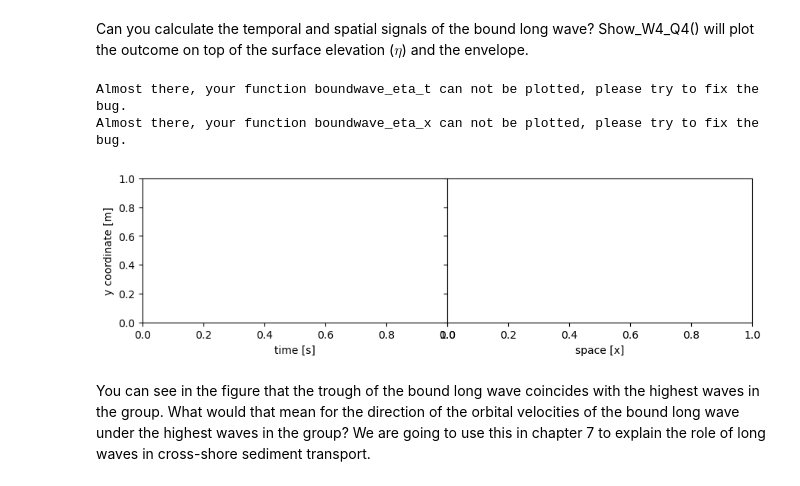
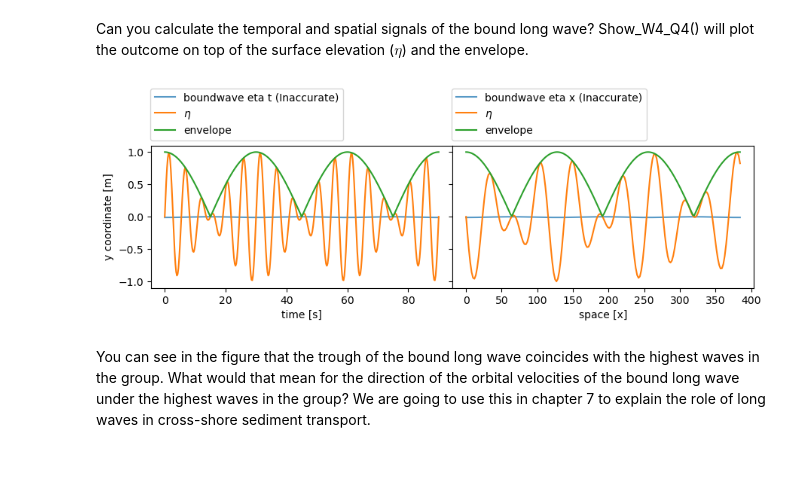
Before and after one commit to Witeend/CoastalCodebook, a Jupyter notebook: notebooks/4a_bound_long_wave.ipynb, the cells around one changed output. Cells and saved outputs as stored; diff of their text form; code cells hidden in the pictures.

```diff
--- a/notebooks/4a_bound_long_wave.ipynb
+++ b/notebooks/4a_bound_long_wave.ipynb
@@ -145,10 +145,10 @@ Due to the wave height variations in the group, the wave energy and radiation st
 
 Can you compute the bound long wave surface elevation amplitude? You can check your answer by running the cell and then pressing the button "Check loaded values". We recommend you write a function for this, which can be used in the follow-up question.
 # %%
-def eta_b(a1, a2, T1, T2, tp, x, rho):
-    -9.81 *
+def etab(a):
+    return -9.81 * a**2 * (2 * n - 0.5) / (9.81 * h - cg**2)
 
-eta_b = func
+eta_b = etab(0.5)
 
 Check_W4_Q4()
 # %% [output]
@@ -157,19 +157,17 @@ IndentationError: expected an indented block after function definition on line 1
 Can you calculate the temporal and spatial signals of the bound long wave? Show_W4_Q4() will plot the outcome on top of the surface elevation ($\eta$) and the envelope.
 # %%
 def boundwave_eta_t(a1, a2, T1, T2, t, xp, rho):
-    eta = ...
+    eta = etab(envelope_eta_t(a1, a2, T1, T2, t, xp))
     return eta
 
 
 def boundwave_eta_x(a1, a2, T1, T2, tp, x, rho):
-    eta = ...
+    eta = etab(envelope_eta_x(a1, a2, T1, T2, tp, x))
     return eta
 
 
 Show_W4_Q4()
 # %% [output]
-Almost there, your function boundwave_eta_t can not be plotted, please try to fix the bug.
-Almost there, your function boundwave_eta_x can not be plotted, please try to fix the bug.
-[figure, old version]
+[figure, new version]
 # %% [markdown]
 You can see in the figure that the trough of the bound long wave coincides with the highest waves in the group. What would that mean for the direction of the orbital velocities of the bound long wave under the highest waves in the group? We are going to use this in chapter 7 to explain the role of long waves in cross-shore sediment transport.
```
Also changed, not shown: parts of 1 cell of this notebook.
